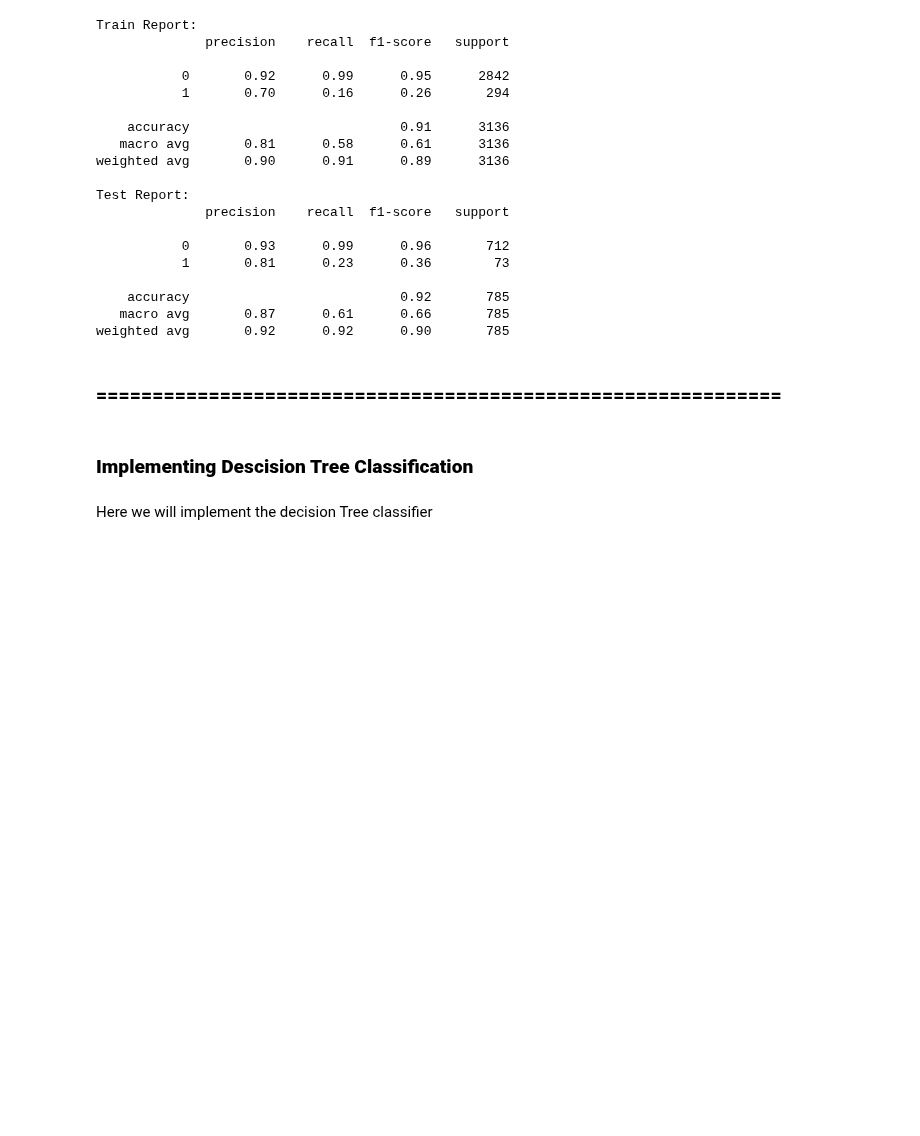
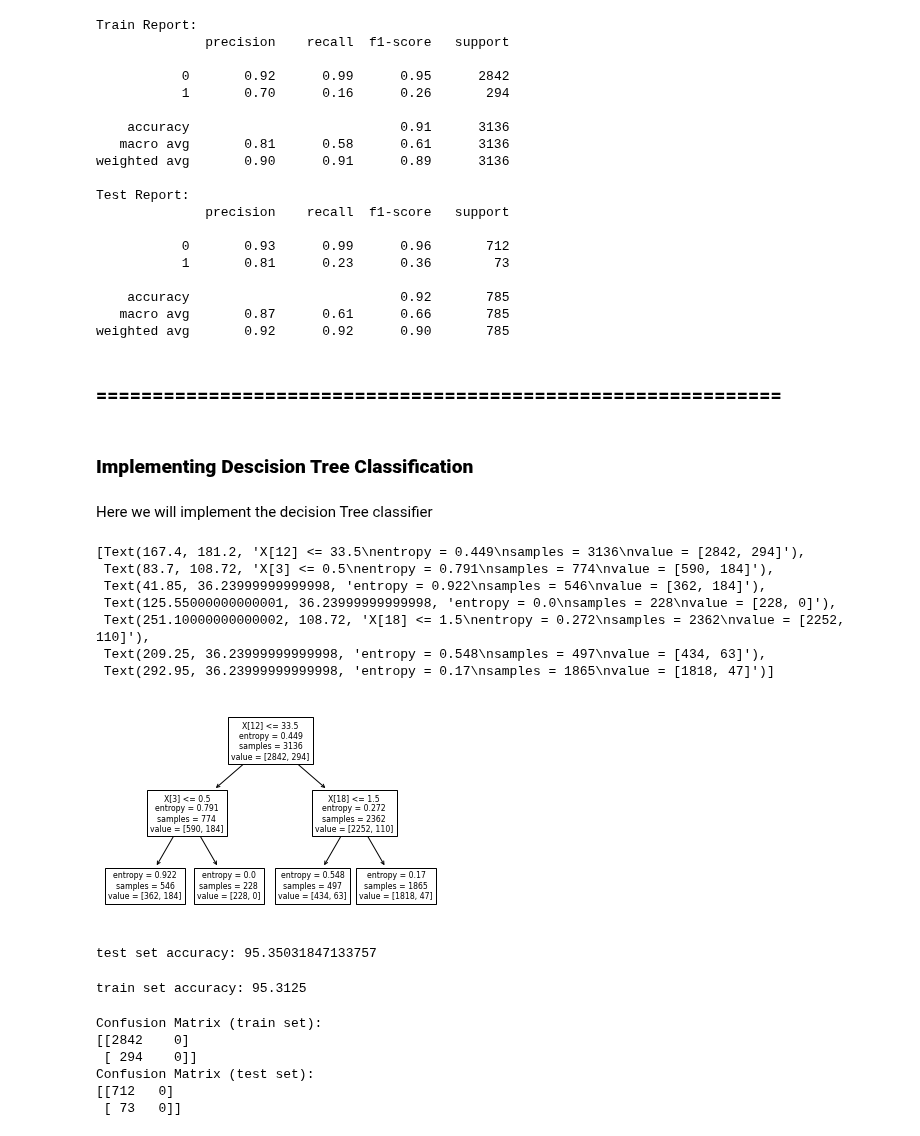
Before and after one commit to arvind-maurya/MachineLearning, a Jupyter notebook: Assignment/AIMLCEP_Q2.ipynb, the cells around one changed output. Cells and saved outputs as stored; diff of their text form; code cells hidden in the pictures; blank space fills up the shorter version.

```diff
--- a/Assignment/AIMLCEP_Q2.ipynb
+++ b/Assignment/AIMLCEP_Q2.ipynb
@@ -648,0 +652,13 @@ Here we will implement the decision Tree classifier
+# %%
+clf = tree.DecisionTreeClassifier(criterion='entropy',max_depth=2)
+#train using decision tree classifier and plot the resultant decision tree
+tree.plot_tree(clf.fit(train_features, train_label))
+# %% [output]
+[Text(167.4, 181.2, 'X[12] <= 33.5\nentropy = 0.449\nsamples = 3136\nvalue = [2842, 294]'),
+ Text(83.7, 108.72, 'X[3] <= 0.5\nentropy = 0.791\nsamples = 774\nvalue = [590, 184]'),
+ Text(41.85, 36.23999999999998, 'entropy = 0.922\nsamples = 546\nvalue = [362, 184]'),
+ Text(125.55000000000001, 36.23999999999998, 'entropy = 0.0\nsamples = 228\nvalue = [228, 0]'),
+ Text(251.10000000000002, 108.72, 'X[18] <= 1.5\nentropy = 0.272\nsamples = 2362\nvalue = [2252, 110]'),
+ Text(209.25, 36.23999999999998, 'entropy = 0.548\nsamples = 497\nvalue = [434, 63]'),
+ Text(292.95, 36.23999999999998, 'entropy = 0.17\nsamples = 1865\nvalue = [1818, 47]')]
+[figure, added]
@@ -648,0 +676,35 @@ Here we will implement the decision Tree classifier
+# %%
+#compute test set error and test set accuracy
+test_error = np.sum(0.5*np.abs(predicted_labels-test_label))/len(test_label)*100.0#Try to understand this equation
+test_accuracy = 100.0-test_error
+#print the test set accuracy
+print('test set accuracy:', test_accuracy)
+# %% [output]
+test set accuracy: 95.35031847133757
+# %%
+#We can also use the trained model clf_model to predict the train set
+predicted_train_labels = clf_model.predict(train_features)
+#reshaping predicted_train_labels so that it is of the same shape as train_label
+predicted_train_labels = np.reshape(predicted_train_labels.data,(num_train,1))
+#compute train set error and train set accuracy
+train_error = np.sum(0.5*np.abs(predicted_train_labels-train_label))/len(train_label)*100.0
+train_accuracy = 100.0-train_error
+#print the test set accuracy
+print('train set accuracy:', train_accuracy)
+# %% [output]
+train set accuracy: 95.3125
+# %%
+from sklearn.metrics import confusion_matrix
+cm_train = confusion_matrix(train_label, predicted_train_labels)
+print("Confusion Matrix (train set):")
+print(cm_train)
+cm_test = confusion_matrix(test_label, predicted_labels)
+print("Confusion Matrix (test set):")
+print(cm_test)
+# %% [output]
+Confusion Matrix (train set):
+[[2842    0]
+ [ 294    0]]
+Confusion Matrix (test set):
+[[712   0]
+ [ 73   0]]
```
Also changed, not shown: parts of 5 cells of this notebook.
